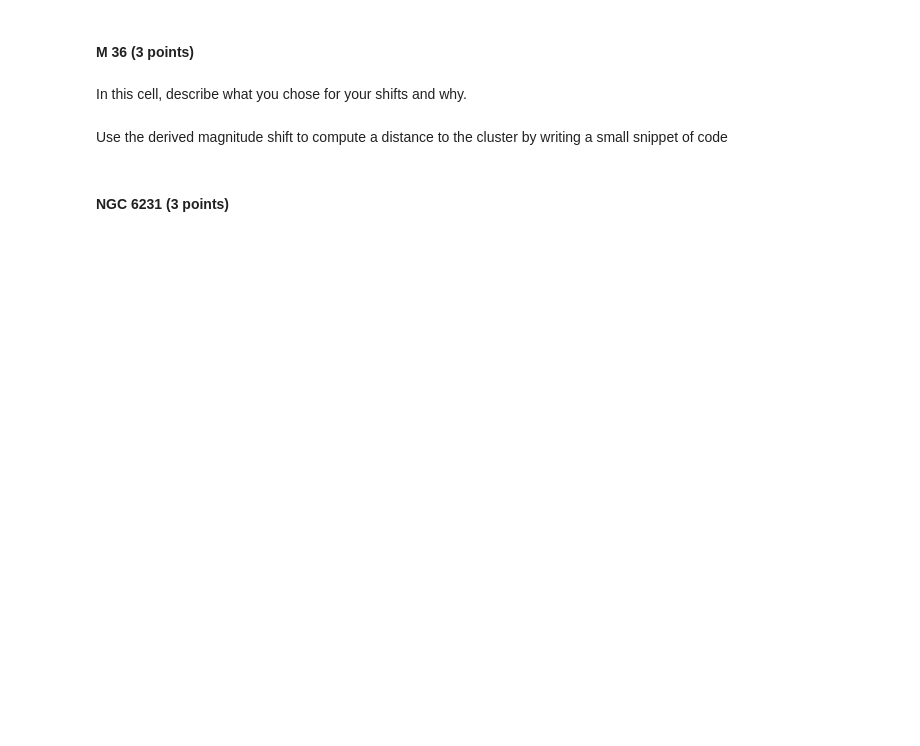
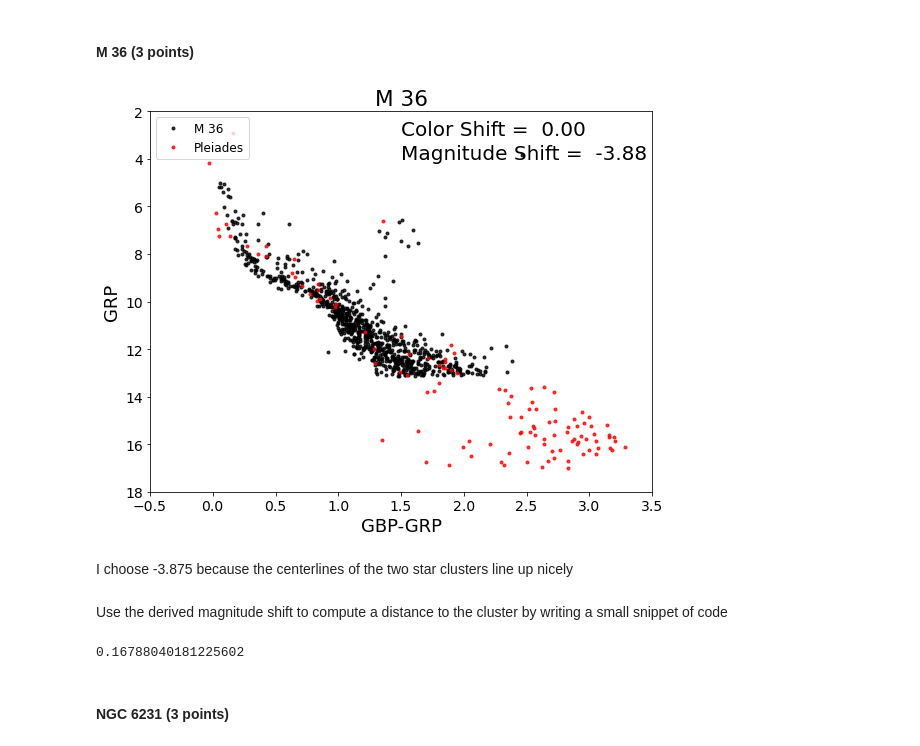
Before and after one commit to weslumundo/CMD_distmod_student, a Jupyter notebook: cluster_plot_student.ipynb, the cells around one changed output. Saved outputs shown, nothing was run; the diff lists cells and outputs as text; code cells hidden in the pictures; blank space fills up the shorter version.

```diff
--- a/cluster_plot_student.ipynb
+++ b/cluster_plot_student.ipynb
@@ -58,9 +63,11 @@ print(dist_ratio_m34)
 # %% [markdown]
 #### M 36 (3 points)
 # %%
-cp.cmdplot(clustname='M 36',magshift=0.0,colshift=0.0)
+cp.cmdplot(clustname='M 36',magshift=-3.875,colshift=0.0)
+# %% [output]
+[figure, added]
-# %% [markdown]
-In this cell, describe what you chose for your shifts and why.
+# %% [markdown]
+I choose -3.875 because the centerlines of the two star clusters line up nicely
 # %% [markdown]
 Use the derived magnitude shift to compute a distance to the cluster by writing a small snippet of code
 # %%
@@ -68,12 +75,14 @@ Use the derived magnitude shift to compute a distance to the cluster by writing
 #To compute the log_10 you need to write "np.log10(number)"
 #### Write code here.
 # enter your calculated shift here
-shift_m36 =
+shift_m36 = -3.875
 
 # Assuming the distance to M45 is 130pc write an code expression that converts your shift into the ratio of the distances
 #the Pleiades to this cluster
-dist_ratio_m36 =
+dist_ratio_m36 = 10**(shift_m36/5)
 print(dist_ratio_m36)
+# %% [output]
+0.16788040181225602
 # %% [markdown]
 #### NGC 6231  (3 points)
 # %%
```
Also changed, not shown: parts of 15 cells of this notebook.
